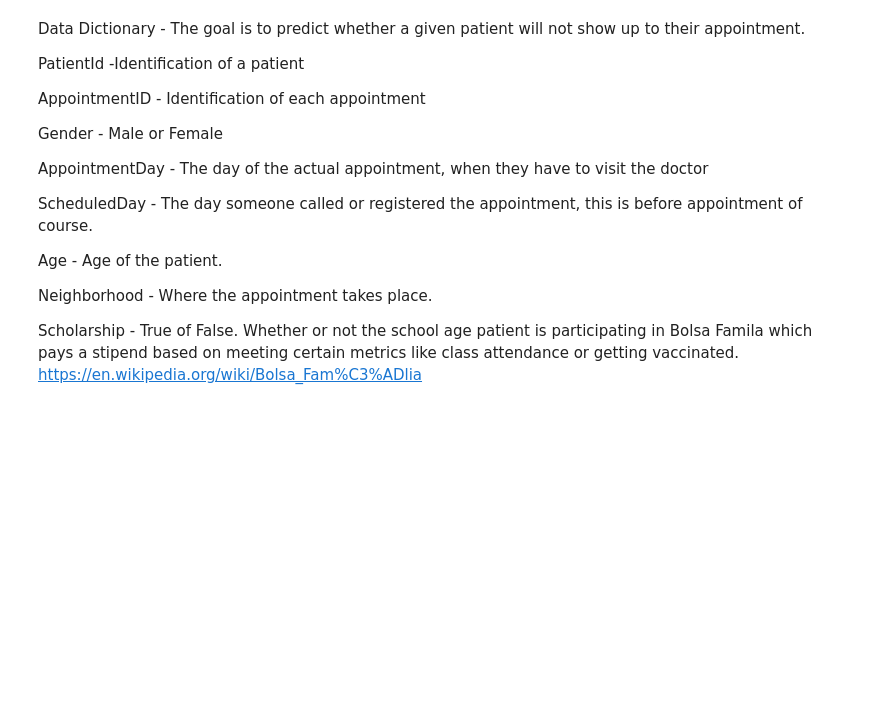
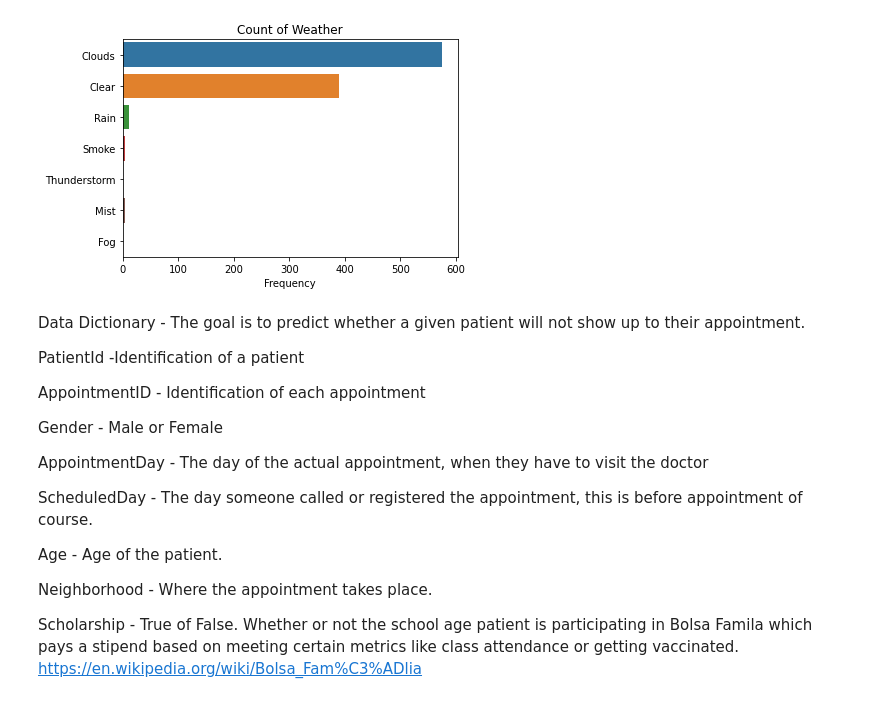
Before and after one commit to mgalaviz1/my_work, a Jupyter notebook: capstone2/predicting_no_shows.ipynb, the cells around one changed output. Cells and saved outputs as stored; diff of their text form; code cells hidden in the pictures; blank space fills up the shorter version.

```diff
--- a/capstone2/predicting_no_shows.ipynb
+++ b/capstone2/predicting_no_shows.ipynb
@@ -121,0 +130,3 @@ def na_summary(df, group_col, additional_cols=None):
+# %%
+weather = pd.read_csv('http://history.openweathermap.org/storage/2190c766ac5f9f46f1c8c871c49523ec.csv')
+weather.head()
@@ -121,0 +161,5 @@ def na_summary(df, group_col, additional_cols=None):
+# %%
+weather["dt_iso"] = weather["dt_iso"].map(lambda x: str(x)[:-4])
+# %%
+# changing to datetime format
+weather['dt_iso'] = pd.to_datetime(weather['dt_iso'])
@@ -121,0 +209,8 @@ def na_summary(df, group_col, additional_cols=None):
+# %%
+sns.countplot(y='weather_main', data=weather)
+plt.title('Count of Weather')
+plt.xlabel('Frequency')
+plt.ylabel('')
+plt.show()
+# %% [output]
+[figure, added]
```
Also changed, not shown: parts of 54 cells of this notebook, 3 other files.
